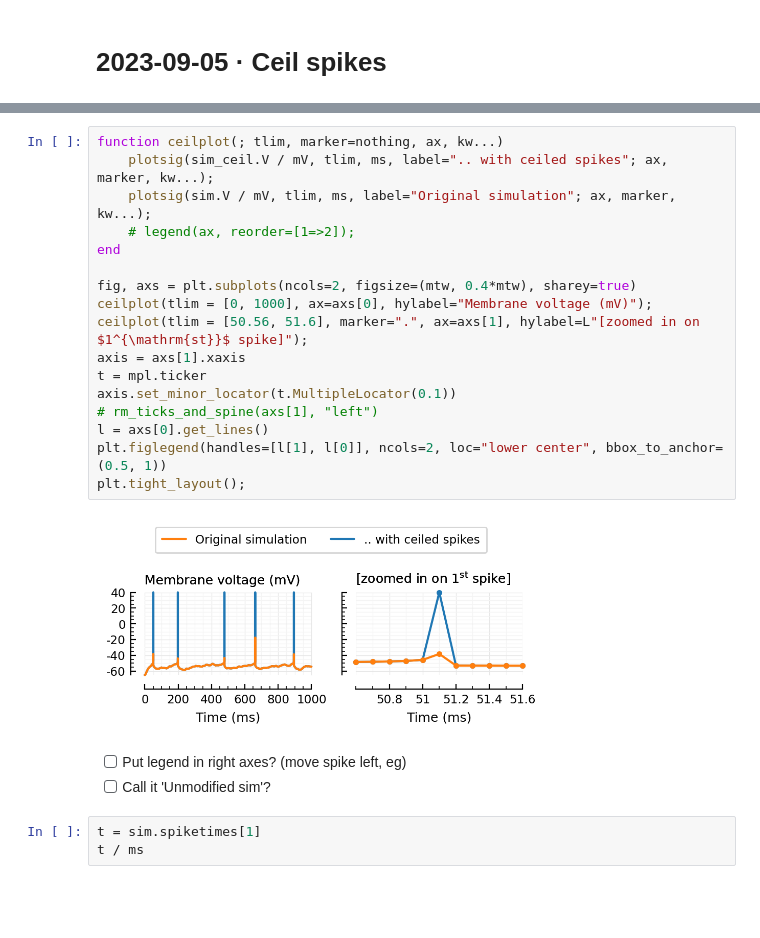
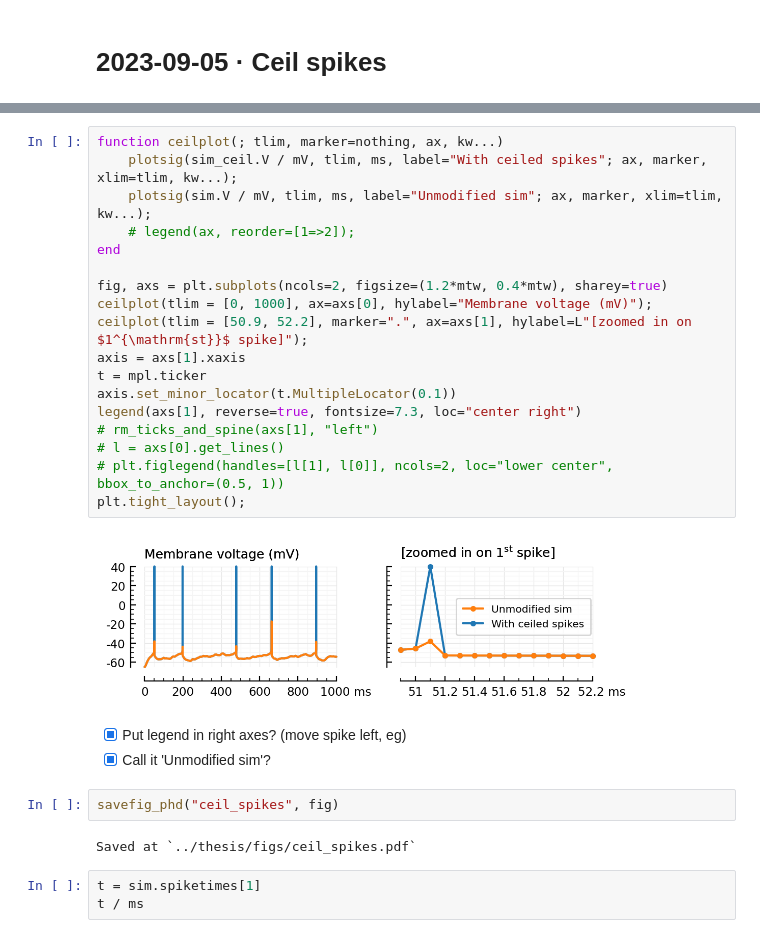
Before and after one commit to tfiers/phd, a Jupyter notebook: _sources/nb/2023-09-05__ceil_spikes.ipynb, the cells around one changed output, grey strips where cells are left out. Cells and saved outputs as stored; diff of their text form; blank space fills up the shorter version.

```diff
--- a/_sources/nb/2023-09-05__ceil_spikes.ipynb
+++ b/_sources/nb/2023-09-05__ceil_spikes.ipynb
@@ -26,26 +26,31 @@ using Sciplotlib … ✔ (0.5 s)
 using PhDPlots … ✔
 # %%
 function ceilplot(; tlim, marker=nothing, ax, kw...)
-    plotsig(sim_ceil.V / mV, tlim, ms, label=".. with ceiled spikes"; ax, marker, kw...);
-    plotsig(sim.V / mV, tlim, ms, label="Original simulation"; ax, marker, kw...);
+    plotsig(sim_ceil.V / mV, tlim, ms, label="With ceiled spikes"; ax, marker, xlim=tlim, kw...);
+    plotsig(sim.V / mV, tlim, ms, label="Unmodified sim"; ax, marker, xlim=tlim, kw...);
     # legend(ax, reorder=[1=>2]);
 end
 
-fig, axs = plt.subplots(ncols=2, figsize=(mtw, 0.4*mtw), sharey=true)
+fig, axs = plt.subplots(ncols=2, figsize=(1.2*mtw, 0.4*mtw), sharey=true)
 ceilplot(tlim = [0, 1000], ax=axs[0], hylabel="Membrane voltage (mV)");
-ceilplot(tlim = [50.56, 51.6], marker=".", ax=axs[1], hylabel=L"[zoomed in on $1^{\mathrm{st}}$ spike]");
+ceilplot(tlim = [50.9, 52.2], marker=".", ax=axs[1], hylabel=L"[zoomed in on $1^{\mathrm{st}}$ spike]");
 axis = axs[1].xaxis
 t = mpl.ticker
 axis.set_minor_locator(t.MultipleLocator(0.1))
+legend(axs[1], reverse=true, fontsize=7.3, loc="center right")
 # rm_ticks_and_spine(axs[1], "left")
-l = axs[0].get_lines()
-plt.figlegend(handles=[l[1], l[0]], ncols=2, loc="lower center", bbox_to_anchor=(0.5, 1))
+# l = axs[0].get_lines()
+# plt.figlegend(handles=[l[1], l[0]], ncols=2, loc="lower center", bbox_to_anchor=(0.5, 1))
 plt.tight_layout();
 # %% [output]
-[figure, old version]
+[figure, new version]
 # %% [markdown]
-- [ ] Put legend in right axes? (move spike left, eg)
-- [ ] Call it 'Unmodified sim'?
+- [x] Put legend in right axes? (move spike left, eg)
+- [x] Call it 'Unmodified sim'?
+# %%
+savefig_phd("ceil_spikes", fig)
+# %% [output]
+Saved at `../thesis/figs/ceil_spikes.pdf`
 # %%
 t = sim.spiketimes[1]
 t / ms
```
Also changed, not shown: parts of 7 cells of this notebook, 12 other files.
